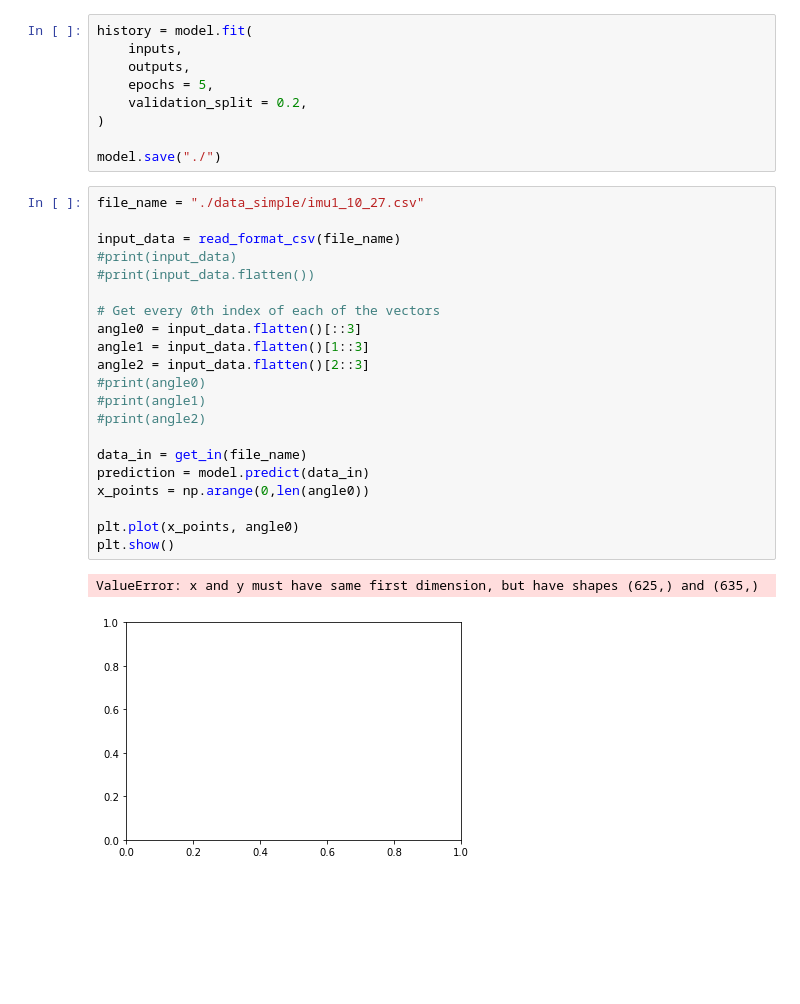
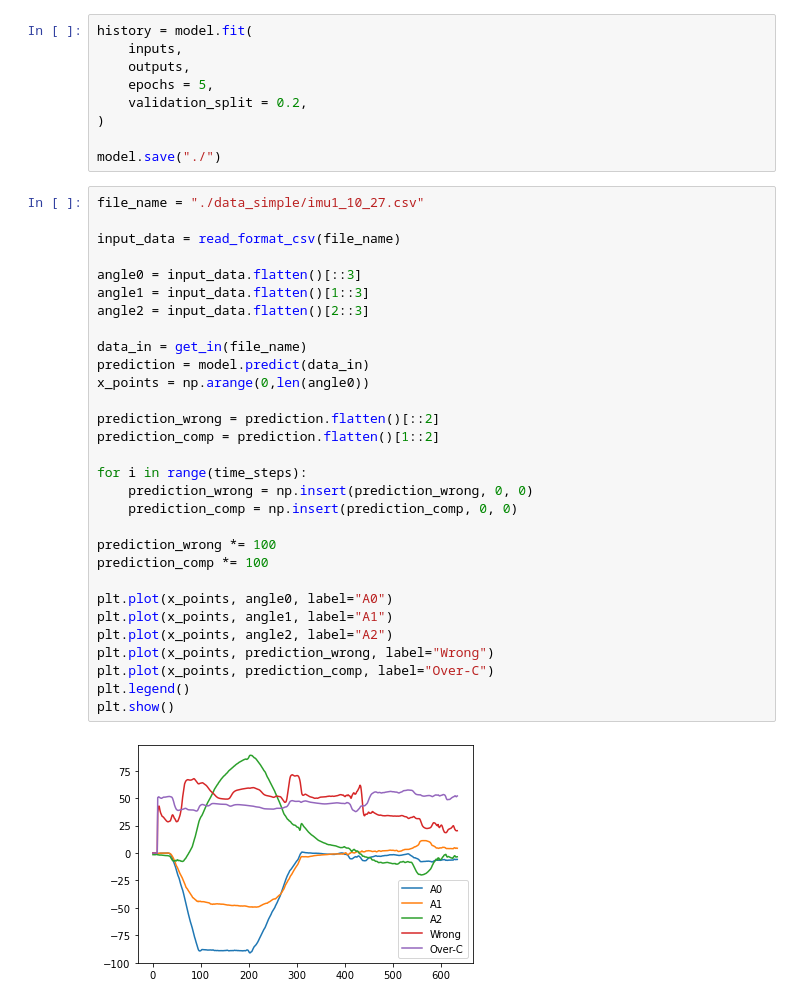
Before and after one commit to DavidBech/IMU_digital_filter, a Jupyter notebook: machine_learning/abduction_rnn.ipynb, the cells around one changed output. Drawn from its saved outputs; the diff is of its cells as text; blank space fills up the shorter version.

Commit message:
finished plot data

```diff
--- a/machine_learning/abduction_rnn.ipynb
+++ b/machine_learning/abduction_rnn.ipynb
@@ -124,24 +124,32 @@ model.save("./")
 # %%
 file_name = "./data_simple/imu1_10_27.csv"
 
 input_data = read_format_csv(file_name)
-#print(input_data)
-#print(input_data.flatten())
 
-# Get every 0th index of each of the vectors
 angle0 = input_data.flatten()[::3]
 angle1 = input_data.flatten()[1::3]
 angle2 = input_data.flatten()[2::3]
-#print(angle0)
-#print(angle1)
-#print(angle2)
 
 data_in = get_in(file_name)
 prediction = model.predict(data_in)
 x_points = np.arange(0,len(angle0))
 
-plt.plot(x_points, angle0)
+prediction_wrong = prediction.flatten()[::2]
+prediction_comp = prediction.flatten()[1::2]
+
+for i in range(time_steps):
+    prediction_wrong = np.insert(prediction_wrong, 0, 0)
+    prediction_comp = np.insert(prediction_comp, 0, 0)
+
+prediction_wrong *= 100
+prediction_comp *= 100
+
+plt.plot(x_points, angle0, label="A0")
+plt.plot(x_points, angle1, label="A1")
+plt.plot(x_points, angle2, label="A2")
+plt.plot(x_points, prediction_wrong, label="Wrong")
+plt.plot(x_points, prediction_comp, label="Over-C")
+plt.legend()
 plt.show()
 # %% [output]
-ValueError: x and y must have same first dimension, but have shapes (625,) and (635,)
-[figure, old version]
+[figure, new version]
```
